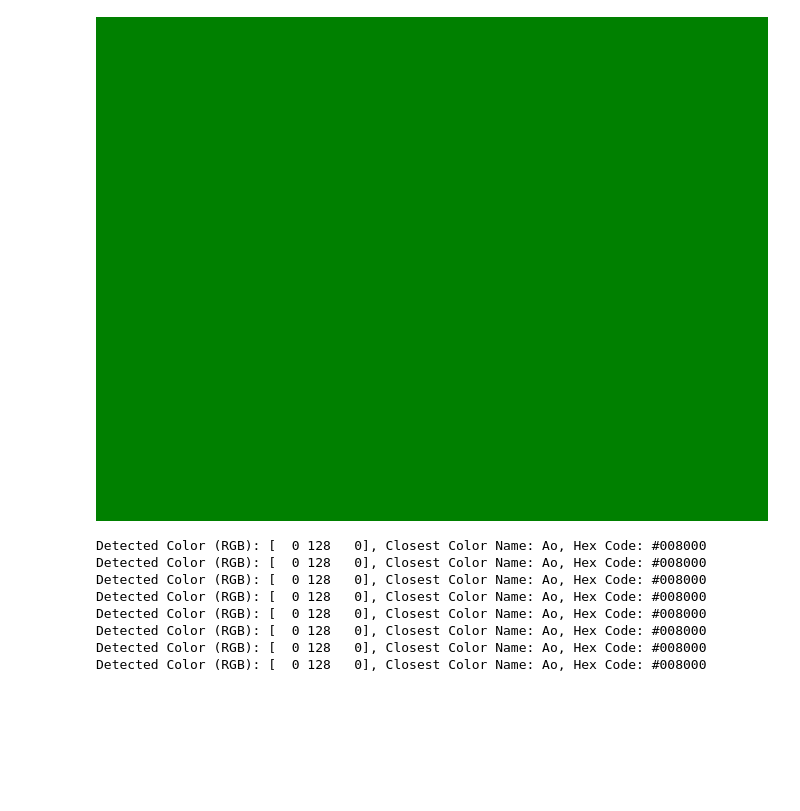
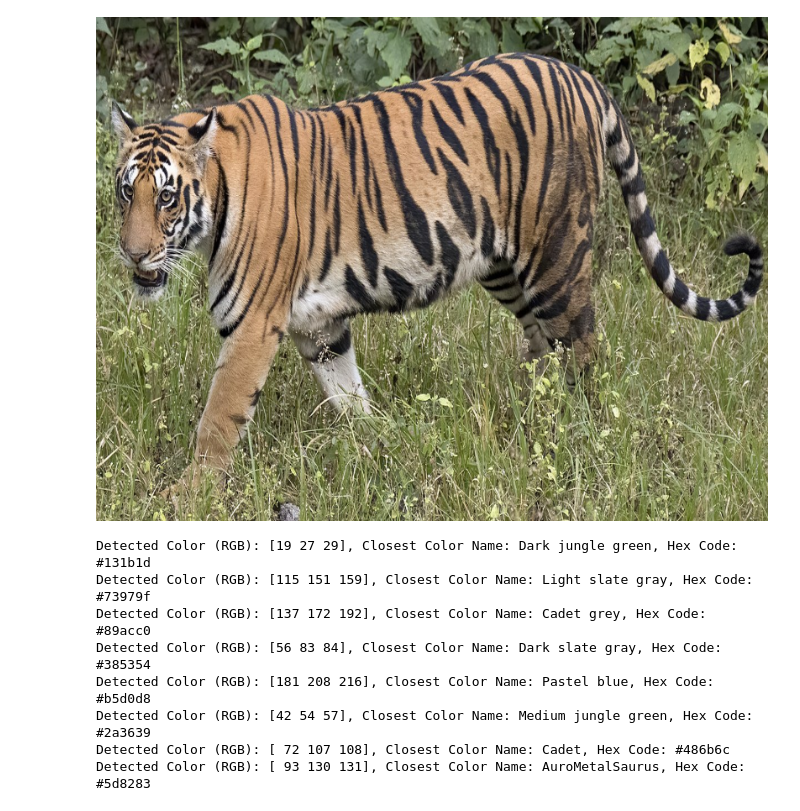
Before and after one commit to Tamizh2907/Projectcolor, a Jupyter notebook: projectcolor.ipynb, the cells around one changed output. Saved outputs shown, nothing was run; the diff lists cells and outputs as text; code cells hidden in the pictures; blank space fills up the shorter version.

```diff
--- a/projectcolor.ipynb
+++ b/projectcolor.ipynb
@@ -8,7 +8,7 @@ from google.colab.patches import cv2_imshow
 import csv
 
 # Load the input image
-image = cv2.imread('/content/download.png')
+image = cv2.imread('/content/Walking_tiger_female.jpg')
 
 # Preprocess the image (e.g., resize, convert to RGB)
 # Example preprocessing steps: resizing and converting to RGB
@@ -23,7 +23,7 @@ pixels = image.reshape((-1, 3))
 pixels = np.float32(pixels)
 
 # Define criteria and apply K-means clustering
-criteria = (cv2.TERM_CRITERIA_EPS + cv2.TERM_CRITERIA_MAX_ITER, 100, 0.2)
+criteria = (cv2.TERM_CRITERIA_EPS + cv2.TERM_CRITERIA_MAX_ITER, 100, 0.42)
 num_clusters = 8
 _, labels, centers = cv2.kmeans(pixels, num_clusters, None, criteria, 10, cv2.KMEANS_RANDOM_CENTERS)
 
@@ -121,39 +121,39 @@ with open(csv_file, mode='r') as file:
 #     'Dark Violet': (148, 0, 211),
 #     'Dark Magenta': (139, 0, 139),
 #     'Dark Cyan': (0, 139, 139),
 #     'Dark Gray': (169, 169, 169),
 #     'Dark Salmon': (233, 150, 122),
 #     'Dark Khaki': (189, 183, 107),
 #     'Dark Turquoise': (0, 206, 209),
 #     'Dark Slate Gray': (47, 79, 79),
 #     'Light Green': (144, 238, 144),
 #     'Light Blue': (173, 216, 230),
 #     'Light Red': (255, 182, 193),
 #     'Light Orange': (255, 160, 122),
 #     'Light Violet': (221, 160, 221),
 #     'Light Magenta': (255, 0, 255),
 #     'Light Cyan': (224, 255, 255),
 #     'Light Gray': (211, 211, 211),
 #     'Light Salmon': (255, 160, 122),
 #     'Light Khaki': (240, 230, 140),
 #     'Light Turquoise': (175, 238, 238),
 #     'Light Slate Gray': (119, 136, 153),
 # }
 
 
 # Extract RGB codes of the detected colors and their corresponding color names
 for center in centers:
     rgb_code = center
     closest_name = closest_color_rgb(rgb_code)
     hex_code = rgb_to_hex(rgb_code)
     print(f'Detected Color (RGB): {rgb_code}, Closest Color Name: {closest_name}, Hex Code: {hex_code}')
 # %% [output]
-[figure, old version]
+[figure, new version]
-Detected Color (RGB): [  0 128   0], Closest Color Name: Ao, Hex Code: #008000
-Detected Color (RGB): [  0 128   0], Closest Color Name: Ao, Hex Code: #008000
-Detected Color (RGB): [  0 128   0], Closest Color Name: Ao, Hex Code: #008000
-Detected Color (RGB): [  0 128   0], Closest Color Name: Ao, Hex Code: #008000
-Detected Color (RGB): [  0 128   0], Closest Color Name: Ao, Hex Code: #008000
-Detected Color (RGB): [  0 128   0], Closest Color Name: Ao, Hex Code: #008000
-Detected Color (RGB): [  0 128   0], Closest Color Name: Ao, Hex Code: #008000
-Detected Color (RGB): [  0 128   0], Closest Color Name: Ao, Hex Code: #008000
+Detected Color (RGB): [19 27 29], Closest Color Name: Dark jungle green, Hex Code: #131b1d
+Detected Color (RGB): [115 151 159], Closest Color Name: Light slate gray, Hex Code: #73979f
+Detected Color (RGB): [137 172 192], Closest Color Name: Cadet grey, Hex Code: #89acc0
+Detected Color (RGB): [56 83 84], Closest Color Name: Dark slate gray, Hex Code: #385354
+Detected Color (RGB): [181 208 216], Closest Color Name: Pastel blue, Hex Code: #b5d0d8
+Detected Color (RGB): [42 54 57], Closest Color Name: Medium jungle green, Hex Code: #2a3639
+Detected Color (RGB): [ 72 107 108], Closest Color Name: Cadet, Hex Code: #486b6c
+Detected Color (RGB): [ 93 130 131], Closest Color Name: AuroMetalSaurus, Hex Code: #5d8283
```
